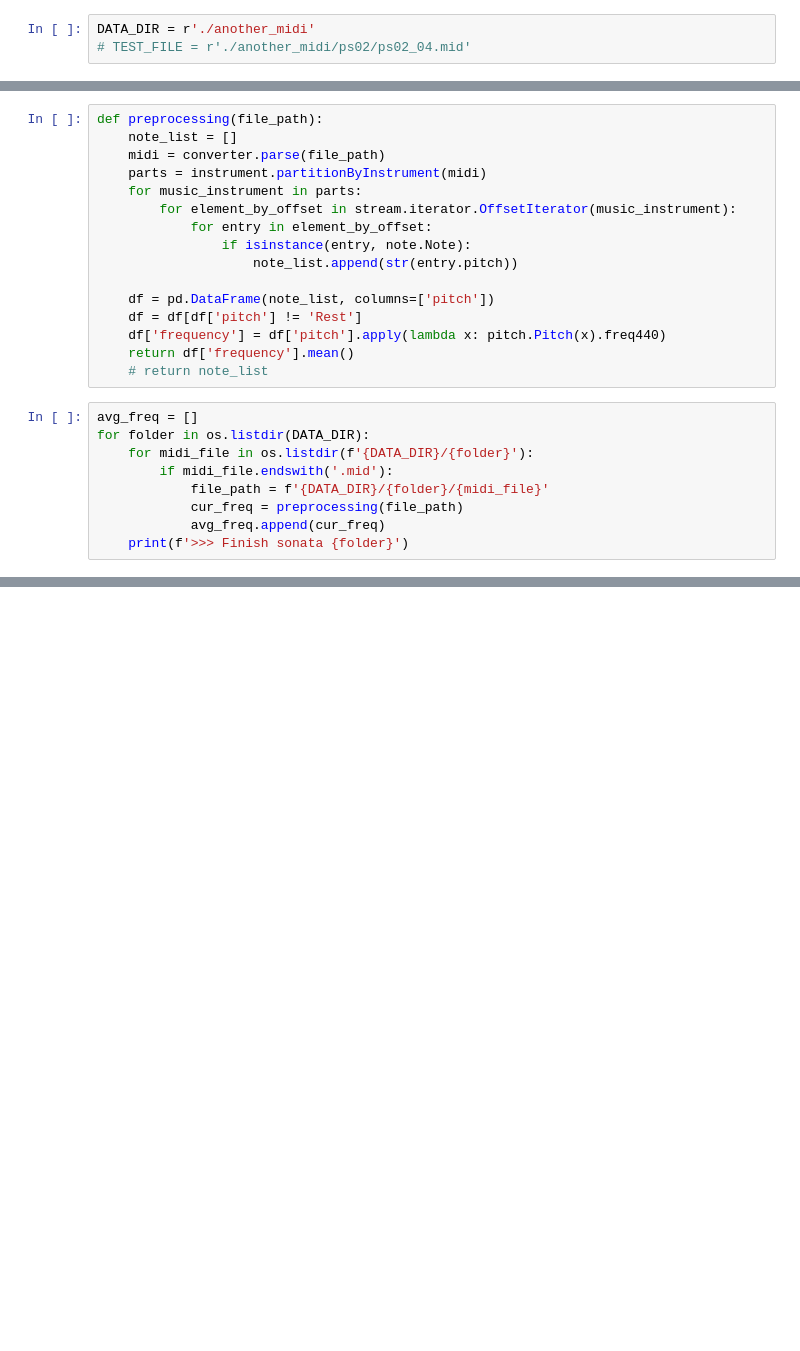
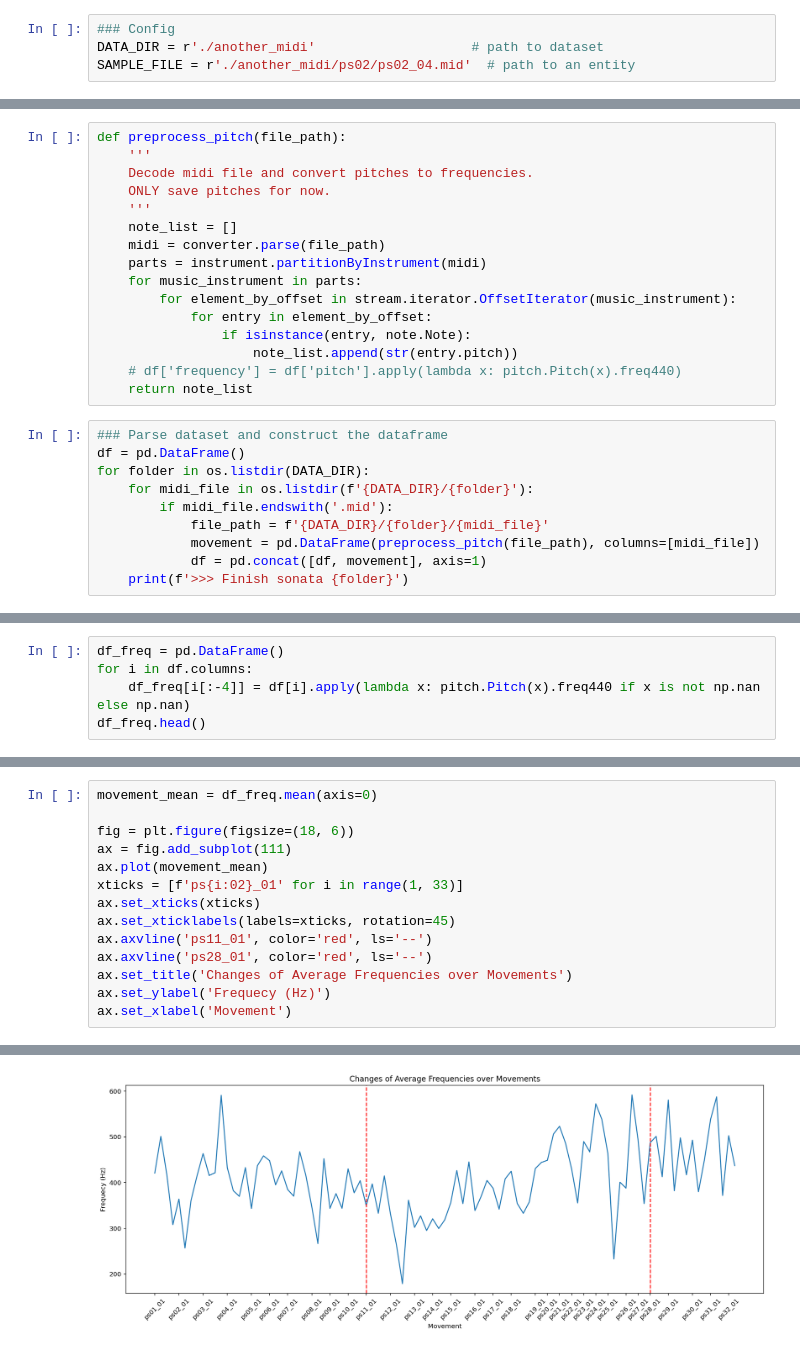
Before and after one commit to neilgogogo/digital_musicology, a Jupyter notebook: milestone2.ipynb, the cells around one changed output, grey strips where cells are left out. Drawn from its saved outputs; the diff is of its cells as text; blank space fills up the shorter version.

```diff
--- a/milestone2.ipynb
+++ b/milestone2.ipynb
@@ -10,3 +15,4 @@ import pandas as pd
 # %%
-DATA_DIR = r'./another_midi'
-# TEST_FILE = r'./another_midi/ps02/ps02_04.mid'
+### Config
+DATA_DIR = r'./another_midi'                    # path to dataset
+SAMPLE_FILE = r'./another_midi/ps02/ps02_04.mid'  # path to an entity
@@ -13,5 +37,9 @@ DATA_DIR = r'./another_midi'
 # %%
-def preprocessing(file_path):
+def preprocess_pitch(file_path):
+    '''
+    Decode midi file and convert pitches to frequencies.
+    ONLY save pitches for now.
+    '''
     note_list = []
     midi = converter.parse(file_path)
     parts = instrument.partitionByInstrument(midi)
@@ -20,19 +48,16 @@ def preprocessing(file_path):
             for entry in element_by_offset:
                 if isinstance(entry, note.Note):
                     note_list.append(str(entry.pitch))
-
-    df = pd.DataFrame(note_list, columns=['pitch'])
-    df = df[df['pitch'] != 'Rest']
-    df['frequency'] = df['pitch'].apply(lambda x: pitch.Pitch(x).freq440)
-    return df['frequency'].mean()
-    # return note_list
+    # df['frequency'] = df['pitch'].apply(lambda x: pitch.Pitch(x).freq440)
+    return note_list
 # %%
-avg_freq = []
+### Parse dataset and construct the dataframe
+df = pd.DataFrame()
 for folder in os.listdir(DATA_DIR):
     for midi_file in os.listdir(f'{DATA_DIR}/{folder}'):
         if midi_file.endswith('.mid'):
             file_path = f'{DATA_DIR}/{folder}/{midi_file}'
-            cur_freq = preprocessing(file_path)
-            avg_freq.append(cur_freq)
+            movement = pd.DataFrame(preprocess_pitch(file_path), columns=[midi_file])
+            df = pd.concat([df, movement], axis=1)
     print(f'>>> Finish sonata {folder}')
 # %% [output]
@@ -99,0 +94,5 @@ plt.plot(df_freq['avg_freq'])
+# %%
+df_freq = pd.DataFrame()
+for i in df.columns:
+    df_freq[i[:-4]] = df[i].apply(lambda x: pitch.Pitch(x).freq440 if x is not np.nan else np.nan)
+df_freq.head()
@@ -99,0 +107,15 @@ plt.plot(df_freq['avg_freq'])
+# %%
+movement_mean = df_freq.mean(axis=0)
+
+fig = plt.figure(figsize=(18, 6))
+ax = fig.add_subplot(111)
+ax.plot(movement_mean)
+xticks = [f'ps{i:02}_01' for i in range(1, 33)]
+ax.set_xticks(xticks)
+ax.set_xticklabels(labels=xticks, rotation=45)
+ax.axvline('ps11_01', color='red', ls='--')
+ax.axvline('ps28_01', color='red', ls='--')
+ax.set_title('Changes of Average Frequencies over Movements')
+ax.set_ylabel('Frequecy (Hz)')
+ax.set_xlabel('Movement')
+# %% [output]
@@ -99,0 +123 @@ plt.plot(df_freq['avg_freq'])
+[figure, added]
```
Also changed, not shown: parts of 18 cells of this notebook.
